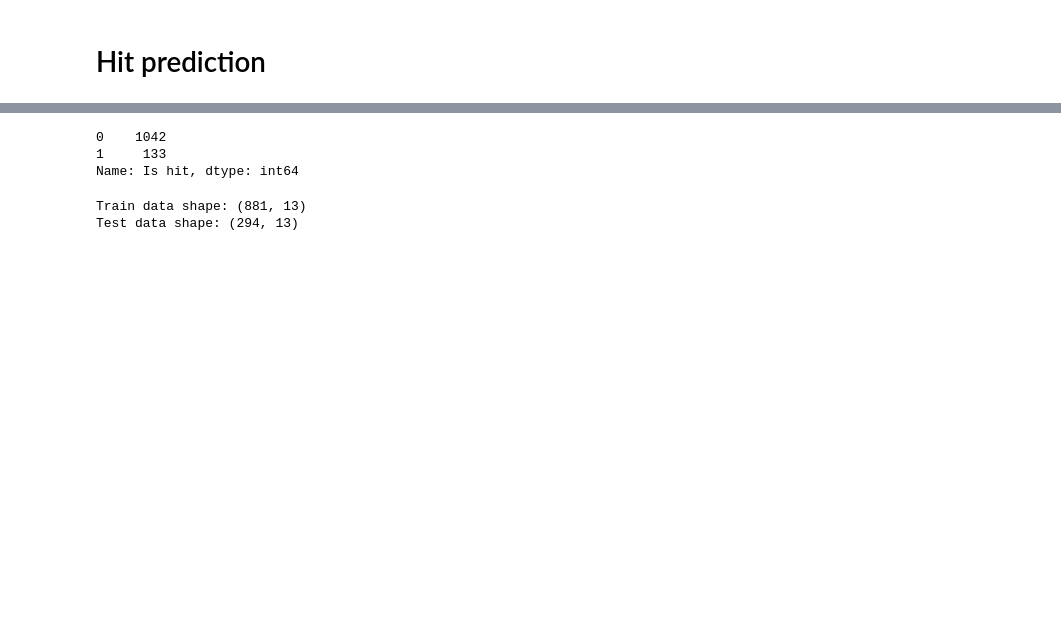
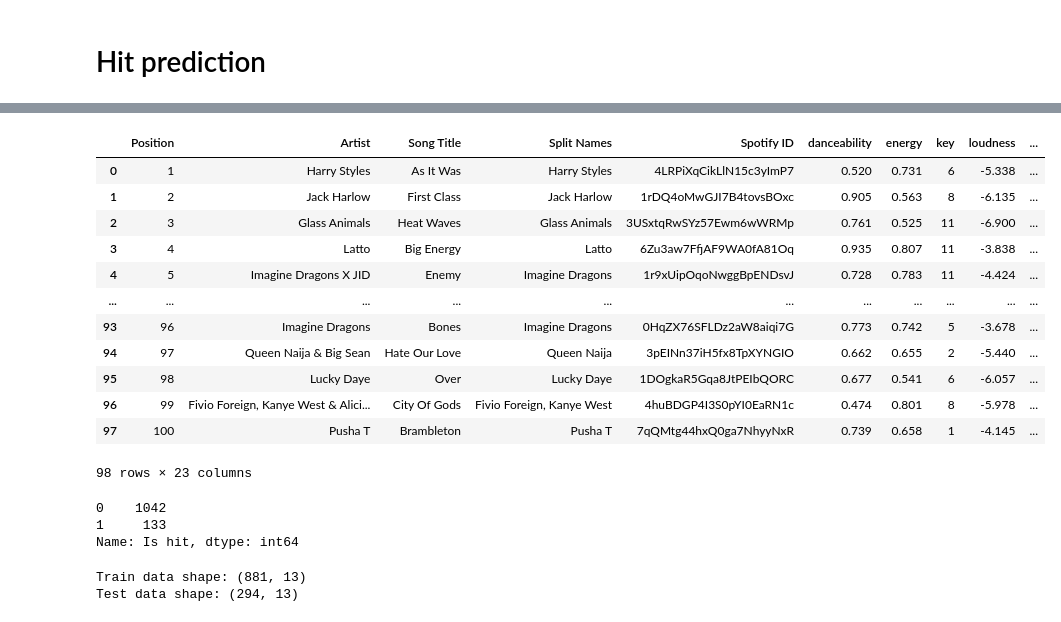
Before and after one commit to alsarna/lyrics_nlp, a Jupyter notebook: hit_prediction.ipynb, the cells around one changed output, grey strips where cells are left out. Saved outputs shown, nothing was run; the diff lists cells and outputs as text; code cells hidden in the pictures; blank space fills up the shorter version.

```diff
--- a/hit_prediction.ipynb
+++ b/hit_prediction.ipynb
@@ -10,0 +23,3 @@ pd.options.mode.chained_assignment = None
+# %%
+# Download data from last week
+newest_chart = billboard.ChartData('hot-100')
@@ -11,2 +121,29 @@ pd.options.mode.chained_assignment = None
+# %%
+# Function returns audio features for specific Spotify ID
+def get_audio_features(spotify_id):
+    af = pd.DataFrame(sp.audio_features(spotify_id))
+    return af
+
+temp_audio_features_list = []
+for i in billboard_weekly_wrap_up['Spotify ID']:
+    temp_song_audio_features = get_audio_features(i)
+    temp_audio_features_list.append(temp_song_audio_features)
+temp_audio_features_df = pd.concat(temp_audio_features_list)
+billboard_weekly_wrap_up = billboard_weekly_wrap_up.merge(temp_audio_features_df, how = 'inner', left_on = 'Spotify ID', right_on = 'id')
+display(billboard_weekly_wrap_up)
+# %% [output]
+|  | Position | Artist | Song Title | Split Names | Spotify ID | danceability | energy | key | loudness | ... |
+| 0 | 1 | Harry Styles | As It Was | Harry Styles | 4LRPiXqCikLlN15c3yImP7 | 0.520 | 0.731 | 6 | -5.338 | ... |
+| 1 | 2 | Jack Harlow | First Class | Jack Harlow | 1rDQ4oMwGJI7B4tovsBOxc | 0.905 | 0.563 | 8 | -6.135 | ... |
+| 2 | 3 | Glass Animals | Heat Waves | Glass Animals | 3USxtqRwSYz57Ewm6wWRMp | 0.761 | 0.525 | 11 | -6.900 | ... |
+| 3 | 4 | Latto | Big Energy | Latto | 6Zu3aw7FfjAF9WA0fA81Oq | 0.935 | 0.807 | 11 | -3.838 | ... |
+| 4 | 5 | Imagine Dragons X JID | Enemy | Imagine Dragons | 1r9xUipOqoNwggBpENDsvJ | 0.728 | 0.783 | 11 | -4.424 | ... |
+| ... | ... | ... | ... | ... | ... | ... | ... | ... | ... | ... |
+| 93 | 96 | Imagine Dragons | Bones | Imagine Dragons | 0HqZX76SFLDz2aW8aiqi7G | 0.773 | 0.742 | 5 | -3.678 | ... |
+| 94 | 97 | Queen Naija & Big Sean | Hate Our Love | Queen Naija | 3pEINn37iH5fx8TpXYNGIO | 0.662 | 0.655 | 2 | -5.440 | ... |
+| 95 | 98 | Lucky Daye | Over | Lucky Daye | 1DOgkaR5Gqa8JtPEIbQORC | 0.677 | 0.541 | 6 | -6.057 | ... |
+| 96 | 99 | Fivio Foreign, Kanye West & Alici... | City Of Gods | Fivio Foreign, Kanye West | 4huBDGP4I3S0pYI0EaRN1c | 0.474 | 0.801 | 8 | -5.978 | ... |
+| 97 | 100 | Pusha T | Brambleton | Pusha T | 7qQMtg44hxQ0ga7NhyyNxR | 0.739 | 0.658 | 1 | -4.145 | ... |
+98 rows × 23 columns
 # %%
 # Load data
```
Also changed, not shown: parts of 16 cells of this notebook, 1 other file.
